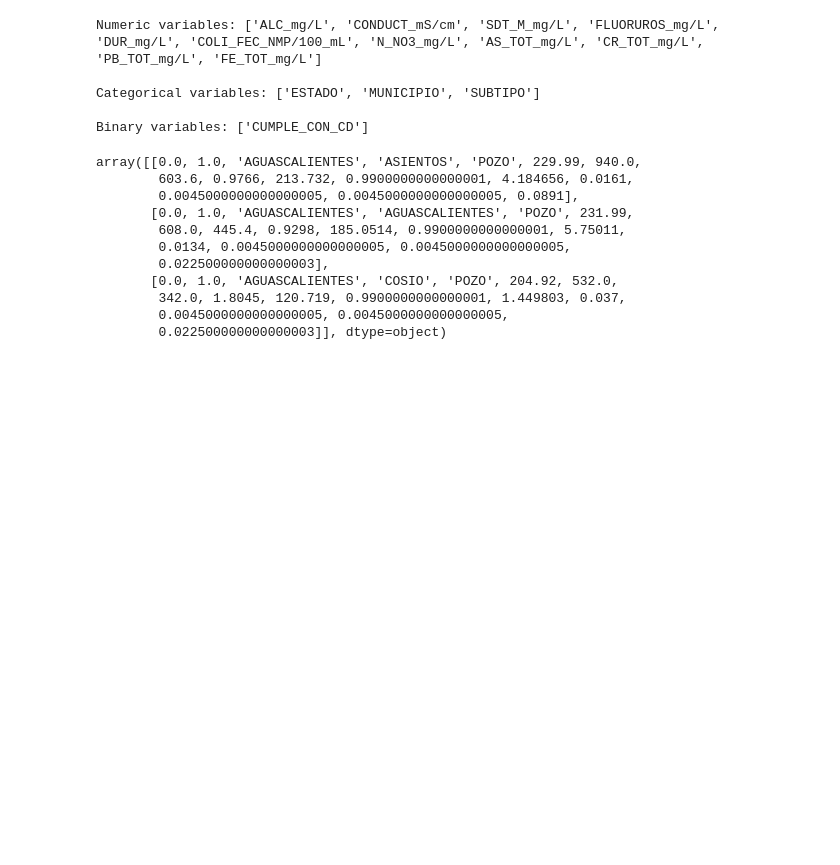
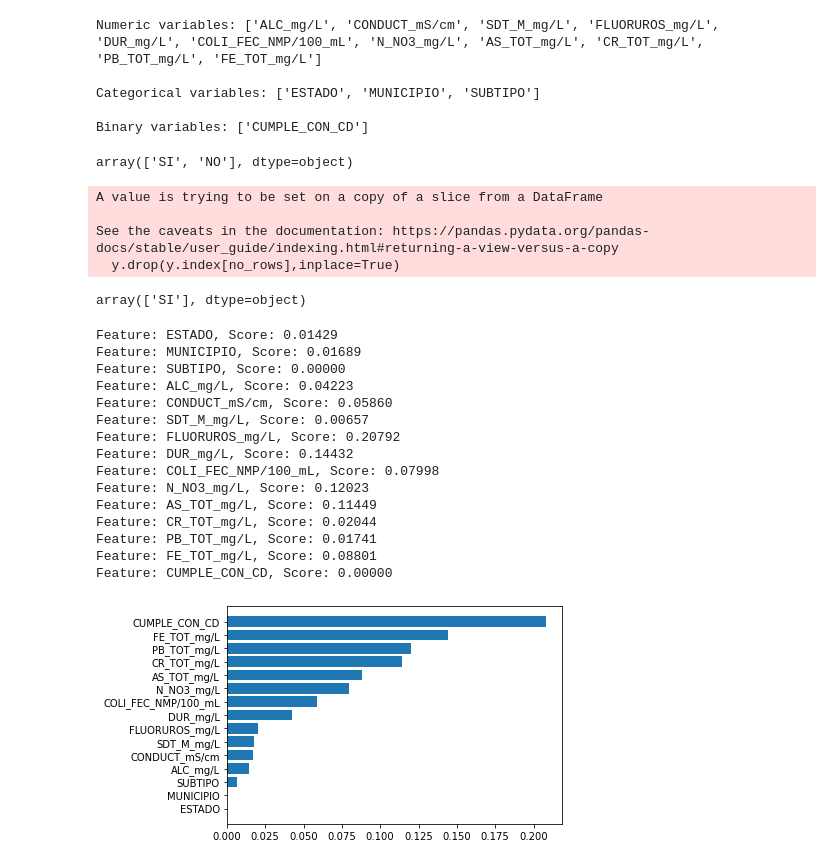
Before and after one commit to PosgradoMNA/actividades-del-projecto-equipo_102, a Jupyter notebook: Reto/aguas-subterraneas-DT.ipynb, the cells around one changed output. Saved outputs shown, nothing was run; the diff lists cells and outputs as text; code cells hidden in the pictures; blank space fills up the shorter version.

Commit message:
dt, rf y feature importance

```diff
--- a/Reto/aguas-subterraneas-DT.ipynb
+++ b/Reto/aguas-subterraneas-DT.ipynb
@@ -116,7 +118,7 @@ class TextToNumImputer(BaseEstimator, TransformerMixin):
 
         return df
 
-    def fit(self, X):
+    def fit(self, X, y = None):
         return self
 
     def transform(self, X):
@@ -125,10 +127,11 @@ class TextToNumImputer(BaseEstimator, TransformerMixin):
 # %%
 cat_pipeline = Pipeline(steps = [
     ('cat-imp-mode', SimpleImputer(strategy='most_frequent')),
+    ('encoder', OneHotEncoder(drop='if_binary',handle_unknown = 'ignore', sparse=False))
     ])
 bin_pipeline = Pipeline(steps = [
     ('bin-imp-mode', SimpleImputer(strategy='most_frequent')),
-    ('encoder', OneHotEncoder())
+    ('encoder', OneHotEncoder(drop='if_binary',handle_unknown = 'ignore', sparse=False))
     ])
 num_pipeline = Pipeline(steps = [
     ('text-imputer', TextToNumImputer()),
@@ -140,22 +143,20 @@ preprocessor = ColumnTransformer(transformers = [
     ('custom-imp', num_pipeline, (num_vars)),
    ],
     remainder='passthrough')
-
-
-#probamos el transformer
-scaled_f = preprocessor.fit_transform(X)
-
-#Imprimimos una muestra de los datos transformados
-scaled_f[:3,:]
-# %% [output]
-array([[0.0, 1.0, 'AGUASCALIENTES', 'ASIENTOS', 'POZO', 229.99, 940.0,
-        603.6, 0.9766, 213.732, 0.9900000000000001, 4.184656, 0.0161,
-        0.0045000000000000005, 0.0045000000000000005, 0.0891],
-       [0.0, 1.0, 'AGUASCALIENTES', 'AGUASCALIENTES', 'POZO', 231.99,
-        608.0, 445.4, 0.9298, 185.0514, 0.9900000000000001, 5.75011,
-        0.0134, 0.0045000000000000005, 0.0045000000000000005,
-        0.022500000000000003],
-       [0.0, 1.0, 'AGUASCALIENTES', 'COSIO', 'POZO', 204.92, 532.0,
-        342.0, 1.8045, 120.719, 0.9900000000000001, 1.449803, 0.037,
-        0.0045000000000000005, 0.0045000000000000005,
-        0.022500000000000003]], dtype=object)
+# %%
+X['CUMPLE_CON_CD'].unique()
+# %% [output]
+array(['SI', 'NO'], dtype=object)
+# %%
+no_rows = X.index[X['CUMPLE_CON_CD'] == 'NO'].tolist()
+X.drop(X.index[no_rows],inplace=True)
+y.drop(y.index[no_rows],inplace=True)
+# %% [output]
+A value is trying to be set on a copy of a slice from a DataFrame
+
+See the caveats in the documentation: https://pandas.pydata.org/pandas-docs/stable/user_guide/indexing.html#returning-a-view-versus-a-copy
+  y.drop(y.index[no_rows],inplace=True)
+# %%
+X['CUMPLE_CON_CD'].unique()
+# %% [output]
+array(['SI'], dtype=object)
@@ -161,0 +170,37 @@ array([[0.0, 1.0, 'AGUASCALIENTES', 'ASIENTOS', 'POZO', 229.99, 940.0,
+# %%
+import numpy as np
+from sklearn.model_selection import train_test_split
+from sklearn.tree import DecisionTreeClassifier
+from sklearn.inspection import permutation_importance
+import matplotlib.pyplot as plt
+
+X_train, X_test, y_train, y_test = train_test_split(X, y, test_size=0.1, random_state=42)
+tree = DecisionTreeClassifier()
+
+pipeline_DT = Pipeline(steps=[('ct', preprocessor), ('m', tree)])
+
+pipeline_DT.fit(X_train, y_train)
+y_hat_dt = pipeline_DT.predict(X_train)
+importance = permutation_importance(pipeline_DT, X_train, y_train.values.ravel(), n_repeats=10,random_state=42)
+for i,v in enumerate(importance['importances_mean']):
+	print('Feature: %s, Score: %.5f' % (X.columns[i],v))
+
+plt.barh(X.columns.to_numpy(), np.sort(importance['importances_mean']))
+plt.show()
+# %% [output]
+Feature: ESTADO, Score: 0.01429
+Feature: MUNICIPIO, Score: 0.01689
+Feature: SUBTIPO, Score: 0.00000
+Feature: ALC_mg/L, Score: 0.04223
+Feature: CONDUCT_mS/cm, Score: 0.05860
+Feature: SDT_M_mg/L, Score: 0.00657
+Feature: FLUORUROS_mg/L, Score: 0.20792
+Feature: DUR_mg/L, Score: 0.14432
+Feature: COLI_FEC_NMP/100_mL, Score: 0.07998
+Feature: N_NO3_mg/L, Score: 0.12023
+Feature: AS_TOT_mg/L, Score: 0.11449
+Feature: CR_TOT_mg/L, Score: 0.02044
+Feature: PB_TOT_mg/L, Score: 0.01741
+Feature: FE_TOT_mg/L, Score: 0.08801
+Feature: CUMPLE_CON_CD, Score: 0.00000
+[figure, added]
```
Also changed, not shown: parts of 9 cells of this notebook.
